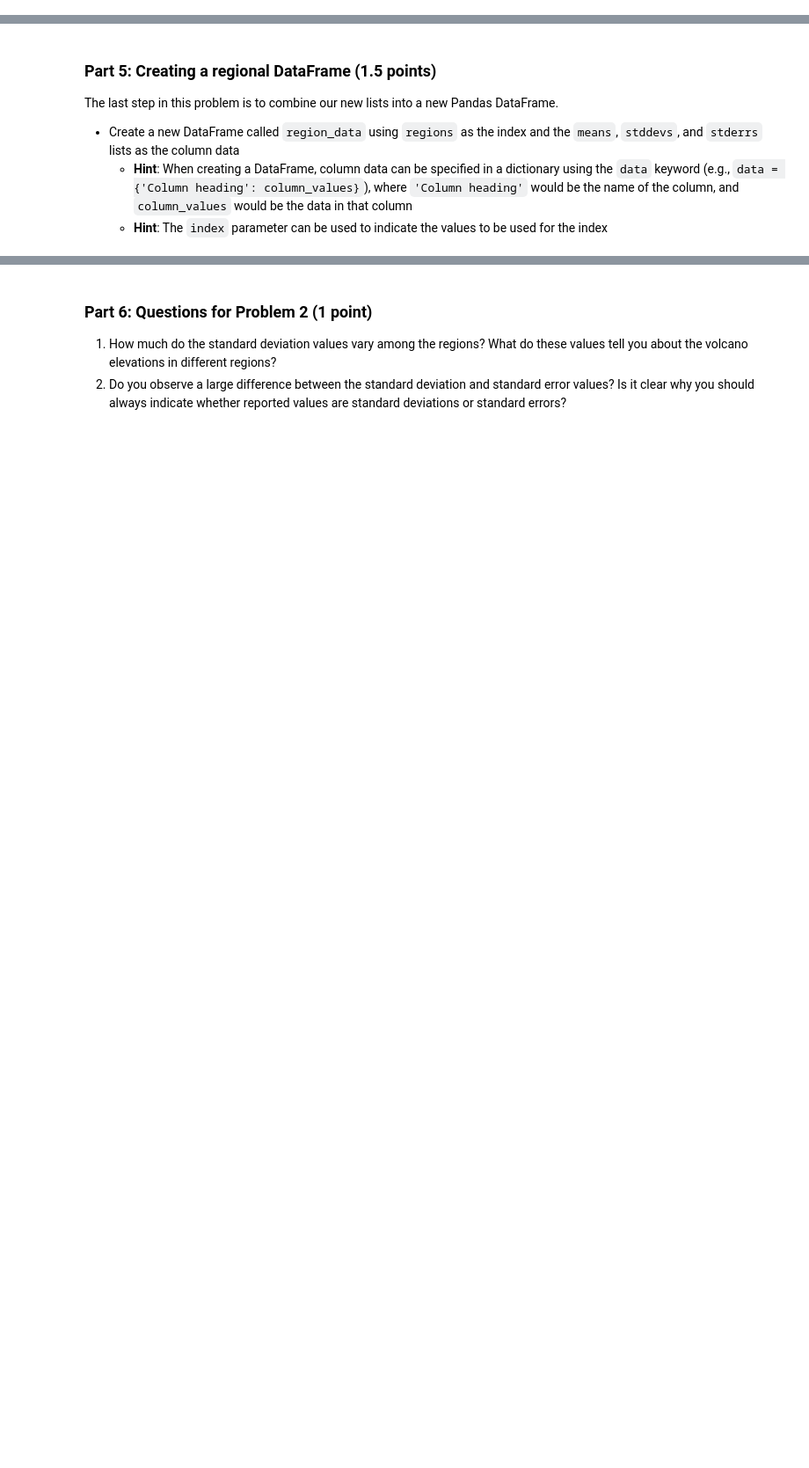
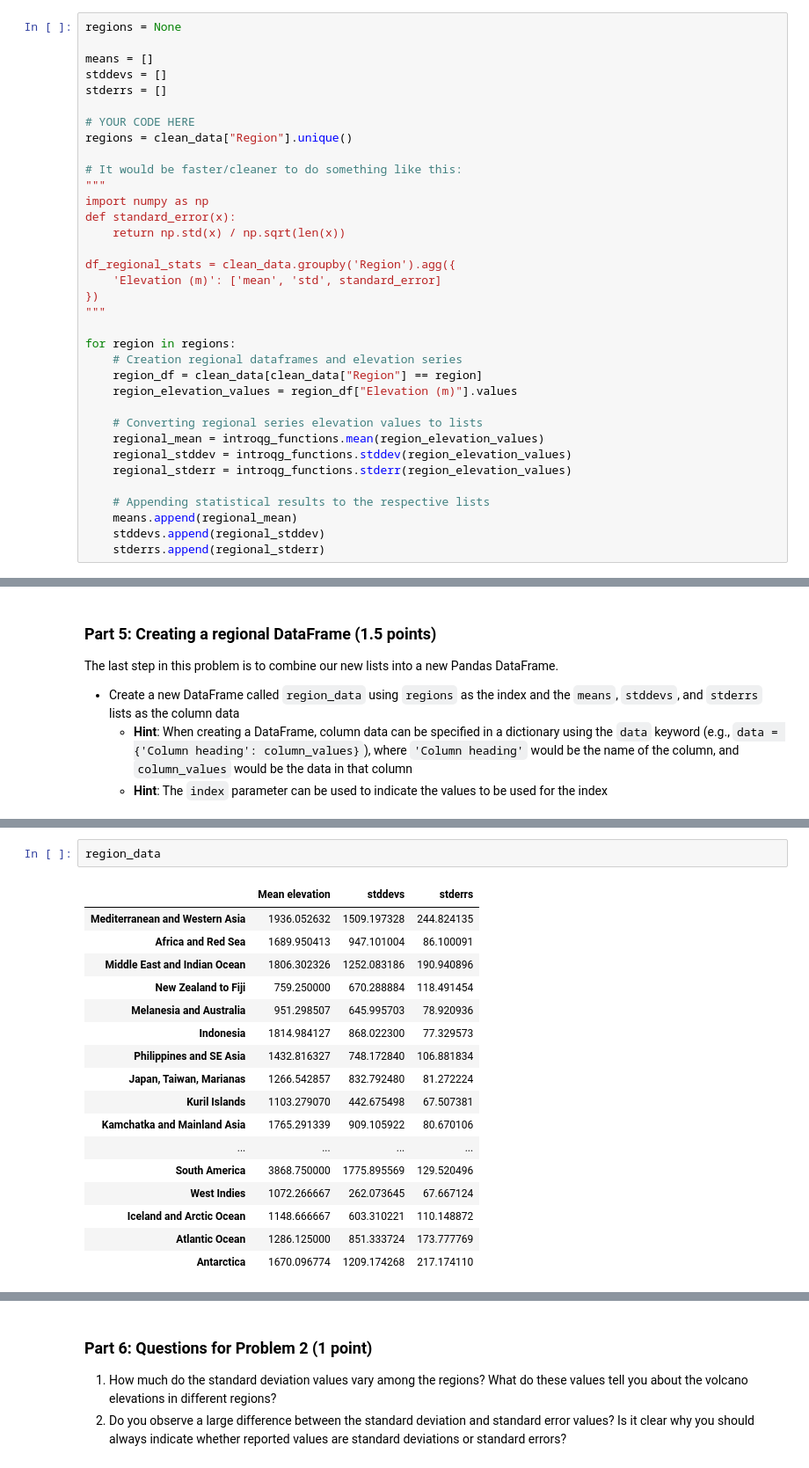
Before and after one commit to joaoambiente/IntroQG-2023, a Jupyter notebook: Exercise-1/Exercise-1-problems-1-3.ipynb, the cells around one changed output, grey strips where cells are left out. Shown at 88% size. Cells and saved outputs as stored; diff of their text form; blank space fills up the shorter version.

```diff
--- a/Exercise-1/Exercise-1-problems-1-3.ipynb
+++ b/Exercise-1/Exercise-1-problems-1-3.ipynb
@@ -295,3 +346,38 @@ raise NotImplementedError()
+# %%
+regions = None
+
+means = []
+stddevs = []
+stderrs = []
+
+# YOUR CODE HERE
+regions = clean_data["Region"].unique()
+
+# It would be faster/cleaner to do something like this:
+"""
+import numpy as np
+def standard_error(x):
+    return np.std(x) / np.sqrt(len(x))
+
+df_regional_stats = clean_data.groupby('Region').agg({
+    'Elevation (m)': ['mean', 'std', standard_error]
+})
+"""
+
+for region in regions:
+    # Creation regional dataframes and elevation series
+    region_df = clean_data[clean_data["Region"] == region]
+    region_elevation_values = region_df["Elevation (m)"].values
+
+    # Converting regional series elevation values to lists
+    regional_mean = introqg_functions.mean(region_elevation_values)
+    regional_stddev = introqg_functions.stddev(region_elevation_values)
+    regional_stderr = introqg_functions.stderr(region_elevation_values)
+
+    # Appending statistical results to the respective lists
+    means.append(regional_mean)
+    stddevs.append(regional_stddev)
+    stderrs.append(regional_stderr)
 # %%
 # This should print the last value in the regions array
 print(f"The last region is {regions[-1]}.")
@@ -328,0 +433,20 @@ print(f"Alaska mean volcano elevation: {region_data['Mean elevation'].loc['Alask
+# %%
+region_data
+# %% [output]
+|  | Mean elevation | stddevs | stderrs |
+| Mediterranean and Western Asia | 1936.052632 | 1509.197328 | 244.824135 |
+| Africa and Red Sea | 1689.950413 | 947.101004 | 86.100091 |
+| Middle East and Indian Ocean | 1806.302326 | 1252.083186 | 190.940896 |
+| New Zealand to Fiji | 759.250000 | 670.288884 | 118.491454 |
+| Melanesia and Australia | 951.298507 | 645.995703 | 78.920936 |
+| Indonesia | 1814.984127 | 868.022300 | 77.329573 |
+| Philippines and SE Asia | 1432.816327 | 748.172840 | 106.881834 |
+| Japan, Taiwan, Marianas | 1266.542857 | 832.792480 | 81.272224 |
+| Kuril Islands | 1103.279070 | 442.675498 | 67.507381 |
+| Kamchatka and Mainland Asia | 1765.291339 | 909.105922 | 80.670106 |
+| ... | ... | ... | ... |
+| South America | 3868.750000 | 1775.895569 | 129.520496 |
+| West Indies | 1072.266667 | 262.073645 | 67.667124 |
+| Iceland and Arctic Ocean | 1148.666667 | 603.310221 | 110.148872 |
+| Atlantic Ocean | 1286.125000 | 851.333724 | 173.777769 |
+| Antarctica | 1670.096774 | 1209.174268 | 217.174110 |
```
Also changed, not shown: parts of 27 cells of this notebook.
